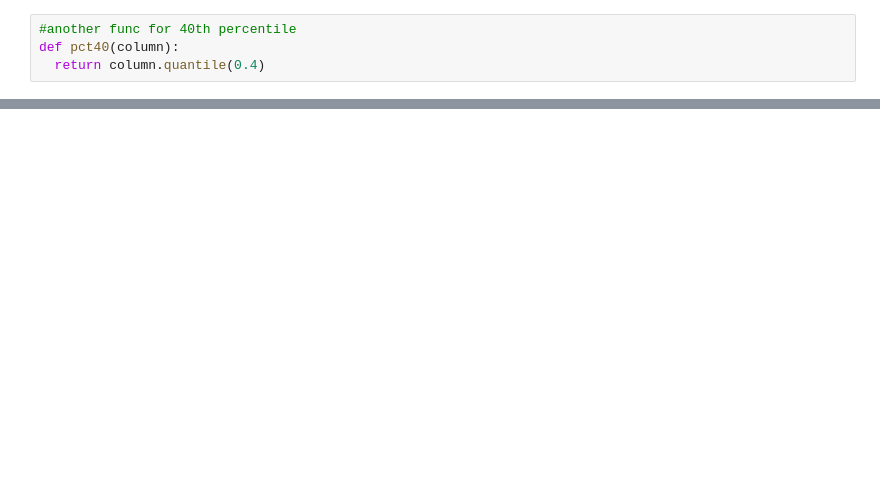
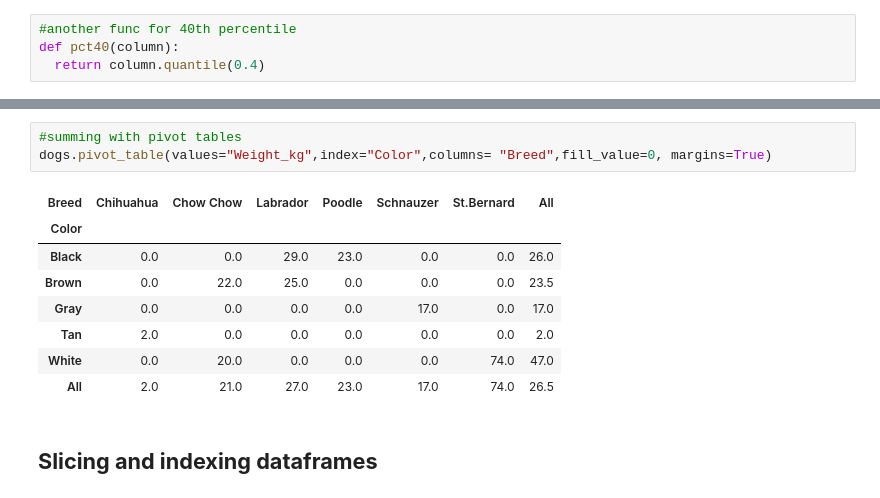
Before and after one commit to Syeda-Eman/40-days-of-Python, a Jupyter notebook: Day_22.ipynb, the cells around one changed output, grey strips where cells are left out. Drawn from its saved outputs; the diff is of its cells as text; blank space fills up the shorter version.

```diff
--- a/Day_22.ipynb
+++ b/Day_22.ipynb
@@ -456,0 +688,14 @@ dtype: int64
+# %%
+#summing with pivot tables
+dogs.pivot_table(values="Weight_kg",index="Color",columns= "Breed",fill_value=0, margins=True)
+# %% [output]
+| Breed | Chihuahua | Chow Chow | Labrador | Poodle | Schnauzer | St.Bernard | All |
+| Color |  |  |  |  |  |  |  |
+| Black | 0.0 | 0.0 | 29.0 | 23.0 | 0.0 | 0.0 | 26.0 |
+| Brown | 0.0 | 22.0 | 25.0 | 0.0 | 0.0 | 0.0 | 23.5 |
+| Gray | 0.0 | 0.0 | 0.0 | 0.0 | 17.0 | 0.0 | 17.0 |
+| Tan | 2.0 | 0.0 | 0.0 | 0.0 | 0.0 | 0.0 | 2.0 |
+| White | 0.0 | 20.0 | 0.0 | 0.0 | 0.0 | 74.0 | 47.0 |
+| All | 2.0 | 21.0 | 27.0 | 23.0 | 17.0 | 74.0 | 26.5 |
+# %% [markdown]
+## **Slicing and indexing dataframes**
```
Also changed, not shown: parts of 53 cells of this notebook.
